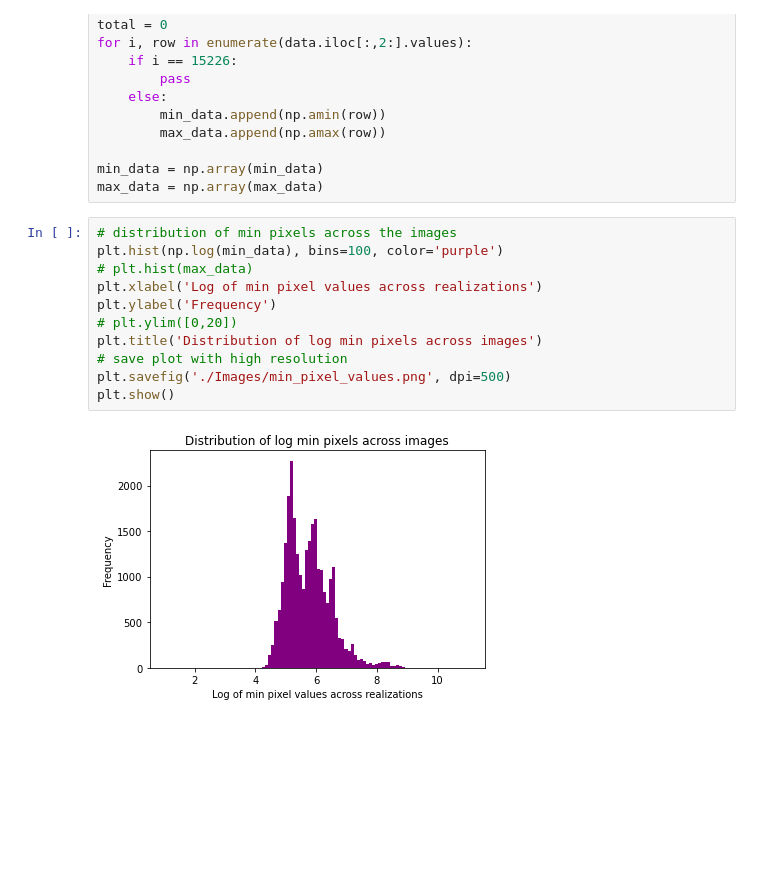
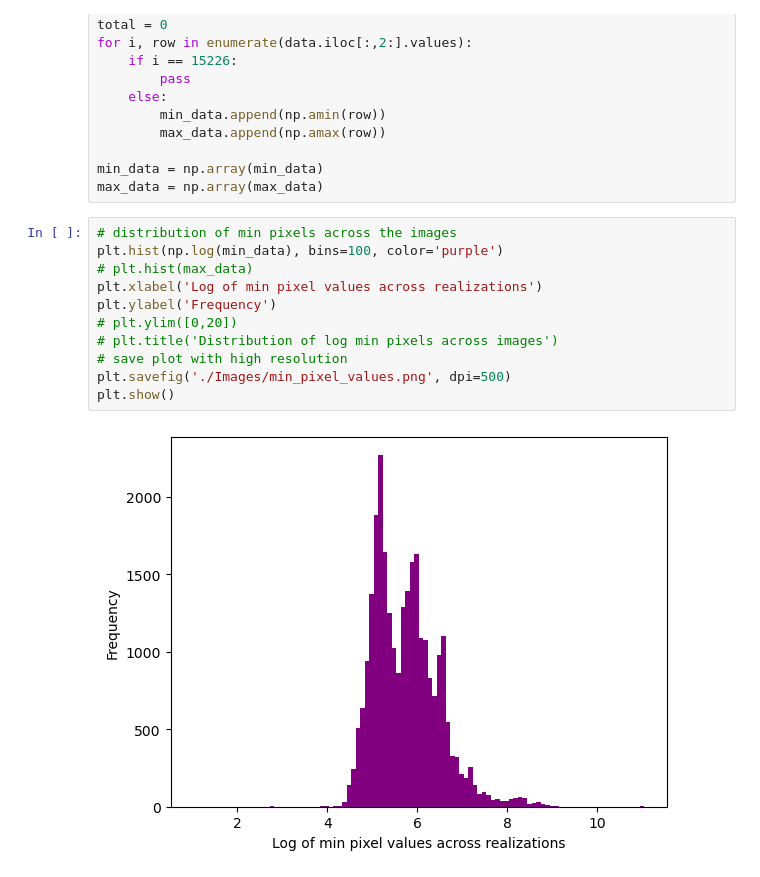
Before and after one commit to cae0027/Stellar-Blends, a Jupyter notebook: ce/eda/data_exploration.ipynb, the cells around one changed output. Drawn from its saved outputs; the diff is of its cells as text; blank space fills up the shorter version.

```diff
--- a/ce/eda/data_exploration.ipynb
+++ b/ce/eda/data_exploration.ipynb
@@ -163,16 +163,16 @@ max_data = np.array(max_data)
 # %%
 # distribution of min pixels across the images
 plt.hist(np.log(min_data), bins=100, color='purple')
 # plt.hist(max_data)
 plt.xlabel('Log of min pixel values across realizations')
 plt.ylabel('Frequency')
 # plt.ylim([0,20])
-plt.title('Distribution of log min pixels across images')
+# plt.title('Distribution of log min pixels across images')
 # save plot with high resolution
 plt.savefig('./Images/min_pixel_values.png', dpi=500)
 plt.show()
 # %% [output]
-[figure, old version]
+[figure, new version]
 # %%
 # distribution of min pixels across the images
 plt.hist(np.log(max_data), bins=100, color='purple')
```
Also changed, not shown: parts of 2 cells of this notebook, 9 other files.
